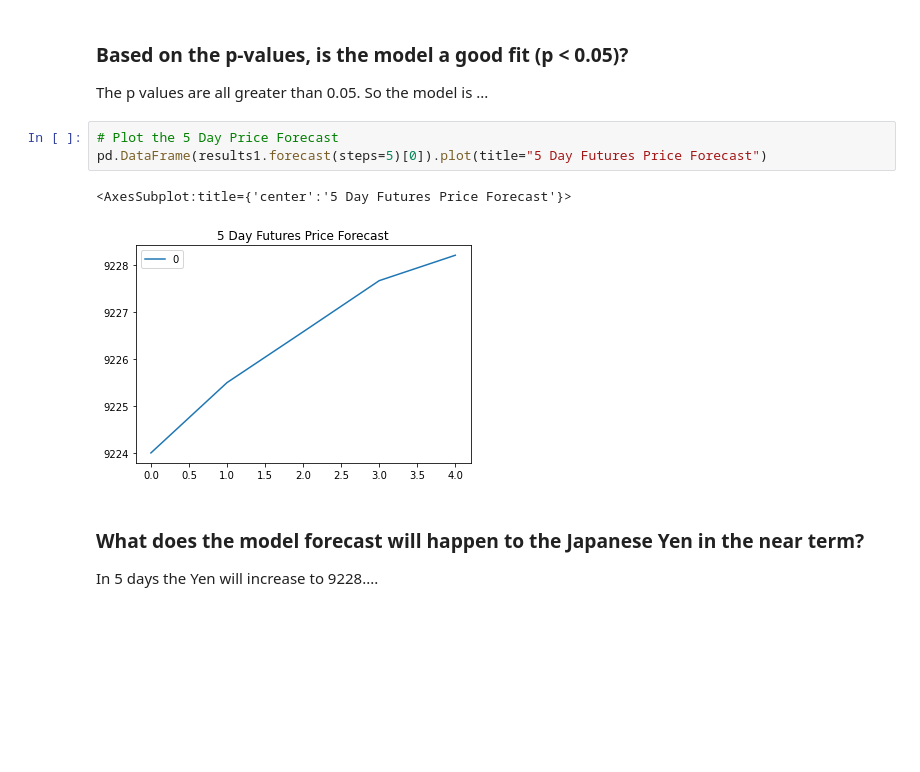
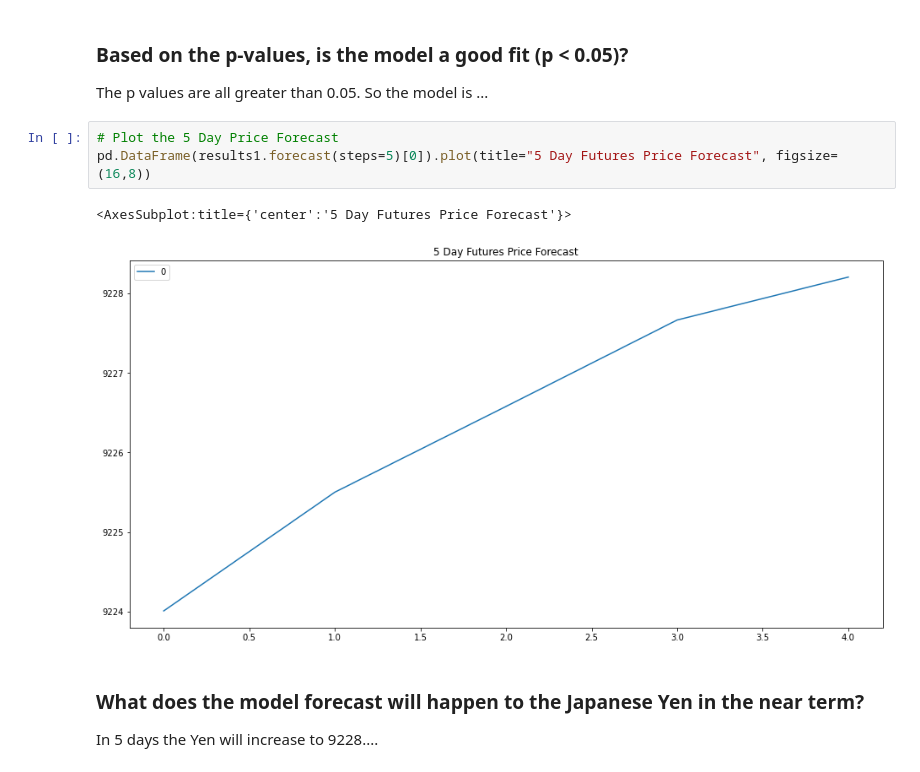
Before and after one commit to mmfsb/Time_Series_HW, a Jupyter notebook: Starter_Code/time_series_analysis.ipynb, the cells around one changed output. Drawn from its saved outputs; the diff is of its cells as text; blank space fills up the shorter version.

```diff
--- a/Starter_Code/time_series_analysis.ipynb
+++ b/Starter_Code/time_series_analysis.ipynb
@@ -314,10 +300,10 @@ Roots
 The p values are all greater than 0.05. So the model is ...
 # %%
 # Plot the 5 Day Price Forecast
-pd.DataFrame(results1.forecast(steps=5)[0]).plot(title="5 Day Futures Price Forecast")
+pd.DataFrame(results1.forecast(steps=5)[0]).plot(title="5 Day Futures Price Forecast", figsize=(16,8))
 # %% [output]
 <AxesSubplot:title={'center':'5 Day Futures Price Forecast'}>
-[figure, old version]
+[figure, new version]
 # %% [markdown]
 ###  What does the model forecast will happen to the Japanese Yen in the near term?
 In 5 days the Yen will increase to 9228....
```
Also changed, not shown: parts of 8 cells of this notebook.
